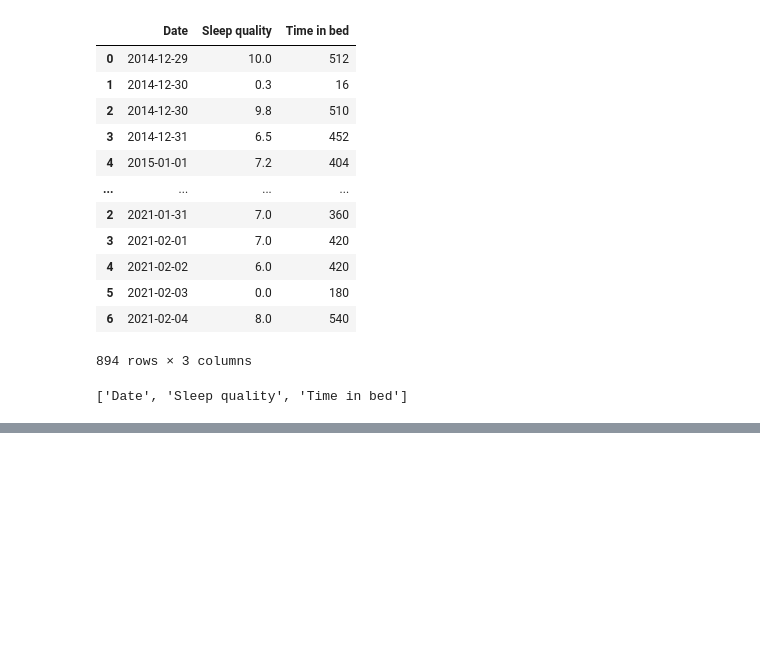
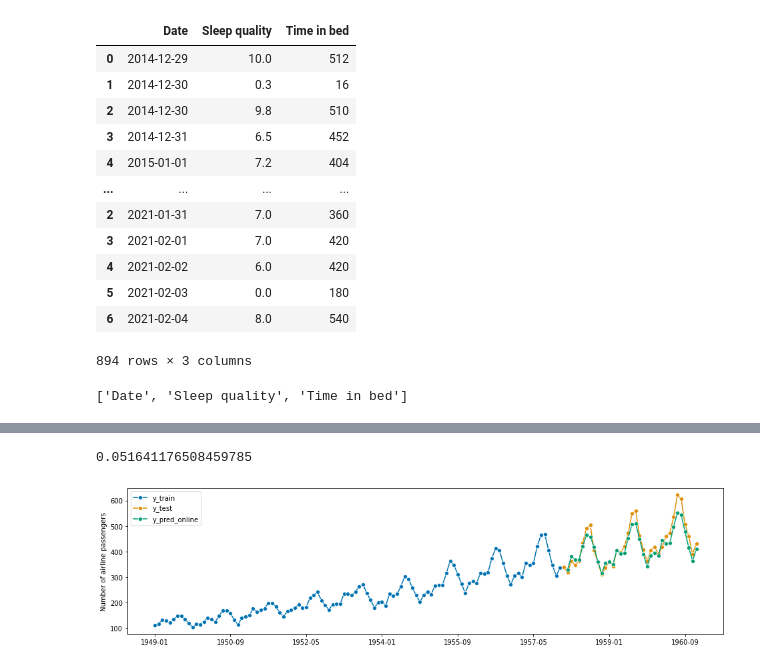
Before and after one commit to luiszugasti/sleep_stats, a Jupyter notebook: scrap_notebook/scrap.ipynb, the cells around one changed output, grey strips where cells are left out. Drawn from its saved outputs; the diff is of its cells as text; code cells hidden in the pictures; blank space fills up the shorter version.

```diff
--- a/scrap_notebook/scrap.ipynb
+++ b/scrap_notebook/scrap.ipynb
@@ -132,0 +295,28 @@ list(result)
+# %%
+# First we need to initialize a PredictionWeightedEnsembler that will keep track of the loss accumulated by each forecaster and define which loss function we would like to use.
+hedge_expert = NormalHedgeEnsemble(n_estimators=3, loss_func=mean_squared_error)
+online_forecast = OnlineEnsembleForecaster(
+    [
+        ("ses", ExponentialSmoothing(seasonal="multiplicative", sp=12)),
+        (
+            "holt",
+            ExponentialSmoothing(
+                trend="add", damped_trend=False, seasonal="multiplicative", sp=12
+            ),
+        ),
+        (
+            "damped",
+            ExponentialSmoothing(
+                trend="add", damped_trend=True, seasonal="multiplicative", sp=12
+            ),
+        ),
+    ],
+    ensemble_algorithm=hedge_expert,
+)
+online_forecast.fit(y_train)
+y_pred_online = online_forecast.update_predict(y_test)
+plot_series(y_train, y_test, y_pred_online, labels=["y_train", "y_test", "y_pred_online"])
+smape_loss(y_test[1:], y_pred_online)
+# %% [output]
+0.051641176508459785
+[figure, added]
```
Also changed, not shown: parts of 12 cells of this notebook, 1 other file.
